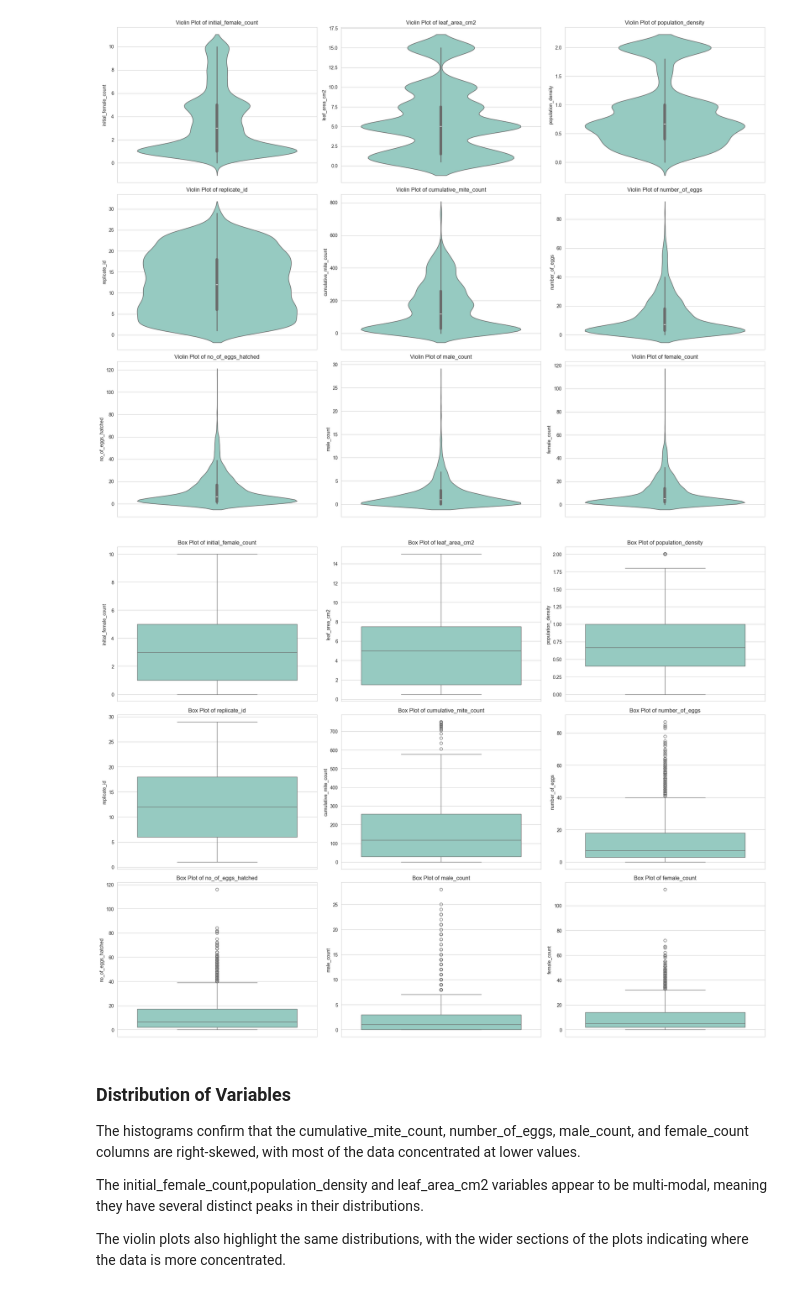
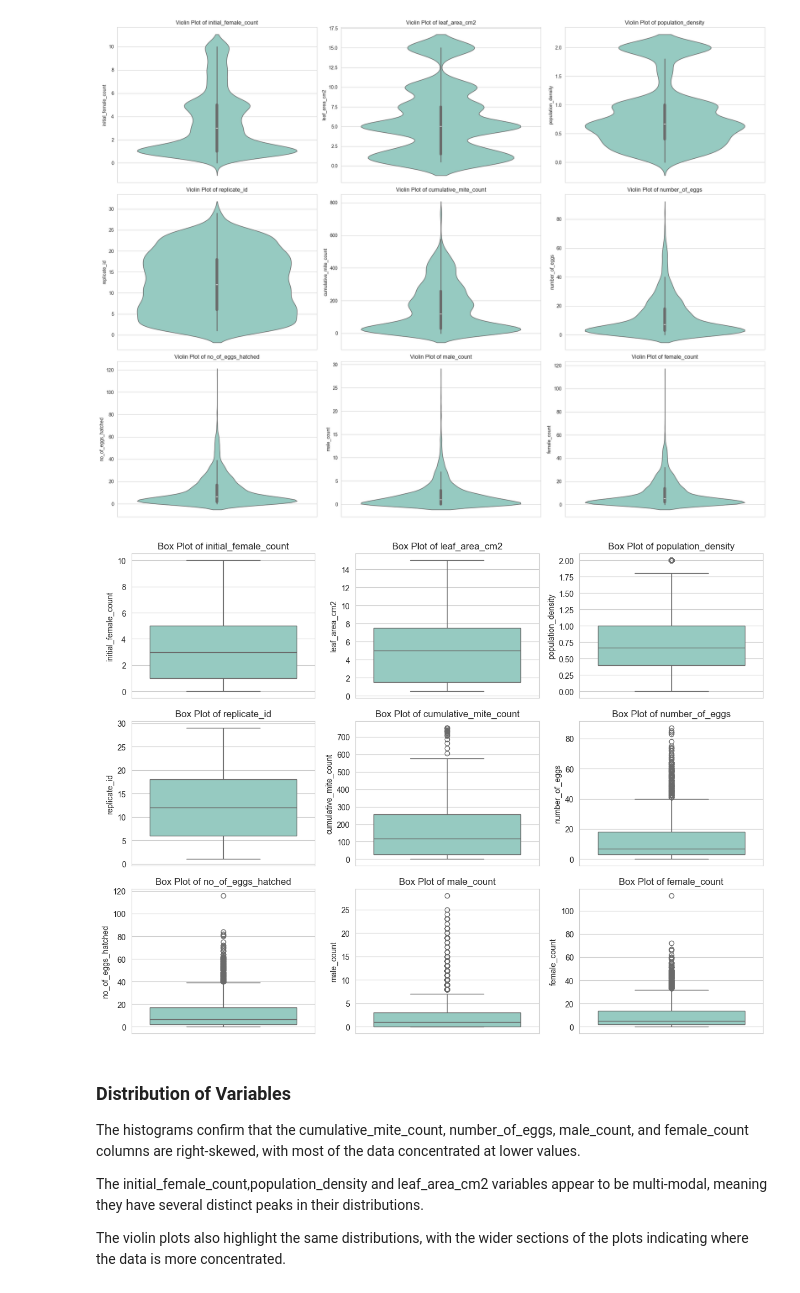
Before and after one commit to Pradishan/AI-to-Explore-Reproductive-Adaptations-in-Cluster-Living-Arthropods-Haplodiploid-Spider-Mites-, a Jupyter notebook: Data analysis and preprossing/eda.ipynb, the cells around one changed output. Saved outputs shown, nothing was run; the diff lists cells and outputs as text; code cells hidden in the pictures.

```diff
--- a/Data analysis and preprossing/eda.ipynb
+++ b/Data analysis and preprossing/eda.ipynb
@@ -164,7 +164,7 @@ Index(['initial_female_count', 'leaf_area_cm2', 'population_density',
 sns.set_style("whitegrid")
 n_cols = len(numeric_cols)
 n_rows = int(np.ceil(n_cols / 3))
-fig, axes = plt.subplots(n_rows, 3, figsize=(20, 5 * n_rows))
+fig, axes = plt.subplots(n_rows, 3, figsize=(12, 3 * n_rows))
 
 axes = axes.flatten()
 for i, col in enumerate(numeric_cols):
@@ -199,21 +199,21 @@ plt.show()
 [figure]
 # %%
 # Box plots for all numeric columns
-fig, axes = plt.subplots(n_rows, 3, figsize=(20, 5 * n_rows))
+fig, axes = plt.subplots(n_rows, 3, figsize=(12, 3 * n_rows))
 
 axes = axes.flatten()
 for i, col in enumerate(numeric_cols):
     sns.boxplot(y=df[col], ax=axes[i])
     axes[i].set_title(f"Box Plot of {col}")
 
 # Hide any unused subplots
 for j in range(i + 1, len(axes)):
     fig.delaxes(axes[j])
 
 plt.tight_layout()
 plt.show()
 # %% [output]
-[figure, old version]
+[figure, new version]
 # %% [markdown]
 ### Distribution of Variables
 The histograms confirm that the cumulative_mite_count, number_of_eggs, male_count, and female_count columns are right-skewed, with most of the data concentrated at lower values.
```
Also changed, not shown: parts of 2 cells of this notebook, 22 other files.
